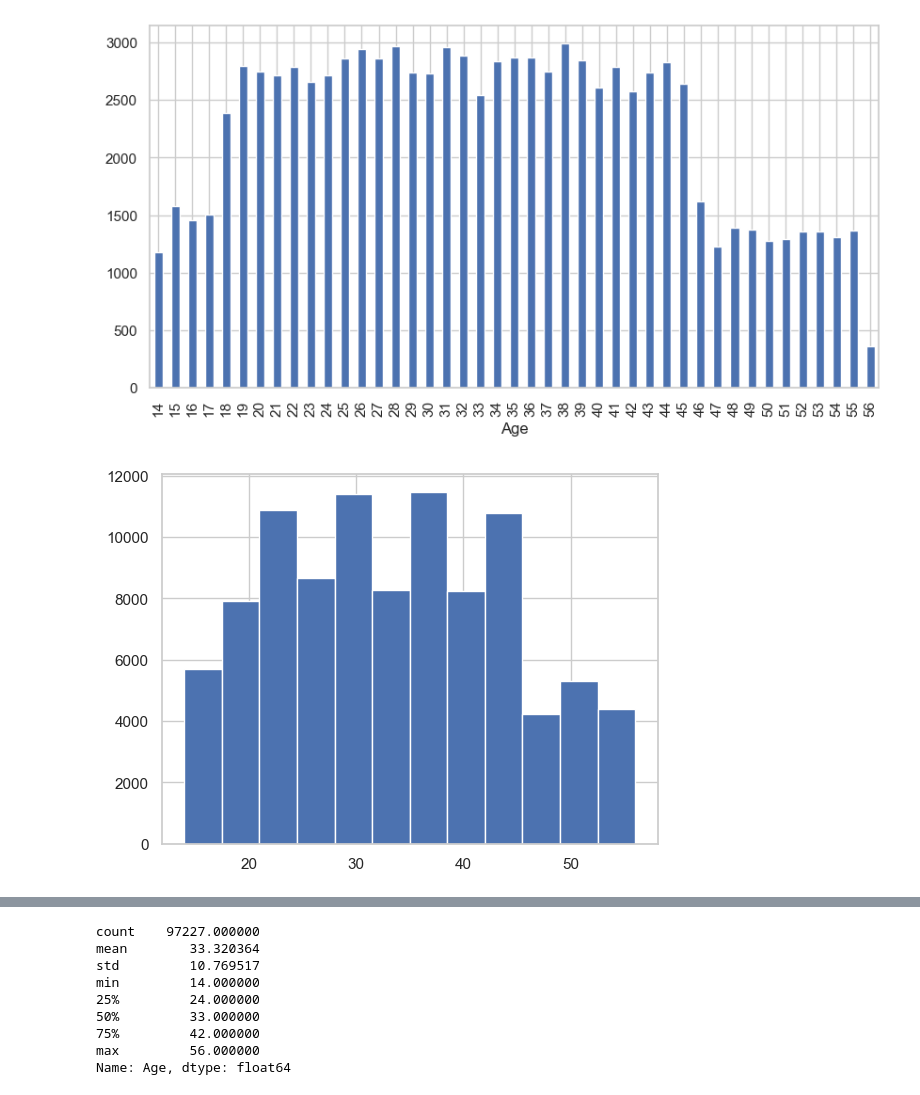
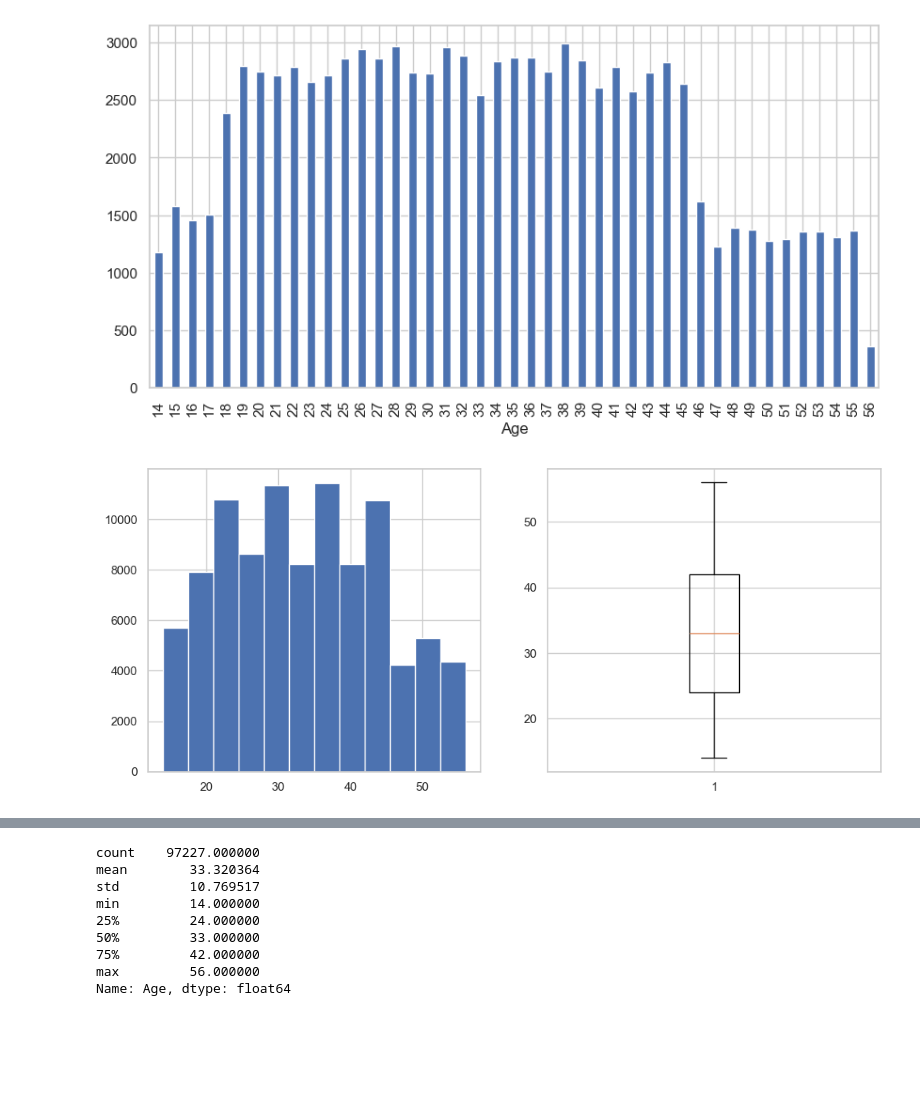
Before and after one commit to Lotra2005/Data-analysis-projects, a Jupyter notebook: Credit scoring EDA/notebooks/Credit score.ipynb, the cells around one changed output, grey strips where cells are left out. Drawn from its saved outputs; the diff is of its cells as text; code cells hidden in the pictures; blank space fills up the shorter version.

Commit message:
fix: display charts in a single subplot

```diff
--- a/Credit scoring EDA/notebooks/Credit score.ipynb
+++ b/Credit scoring EDA/notebooks/Credit score.ipynb
@@ -447,7 +447,9 @@ plt.show()
 # %% [output]
 [figure]
 # %%
-plt.hist(credit_df['Age'], bins=12)
+f, (ax1, ax2) = plt.subplots(1, 2, figsize=(12, 5))
+ax1.hist(credit_df['Age'], bins=12)
+ax2.boxplot(x='Age', data=credit_df)
 plt.show()
 # %% [output]
-[figure, old version]
+[figure, new version]
```
Also changed, not shown: parts of 18 cells of this notebook.
